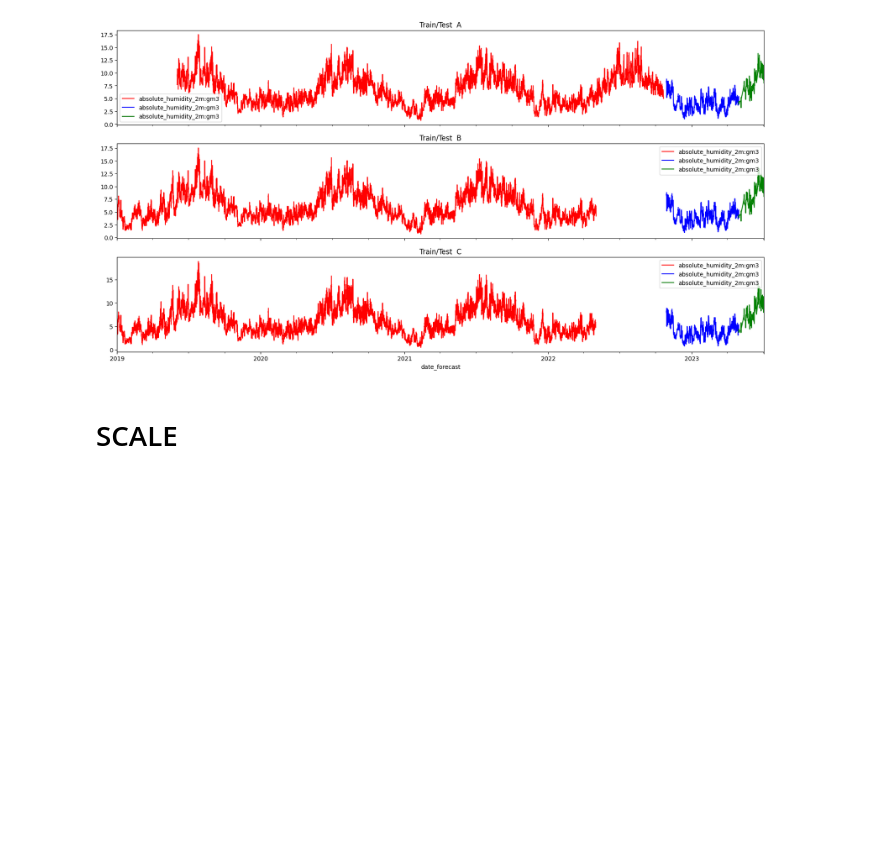
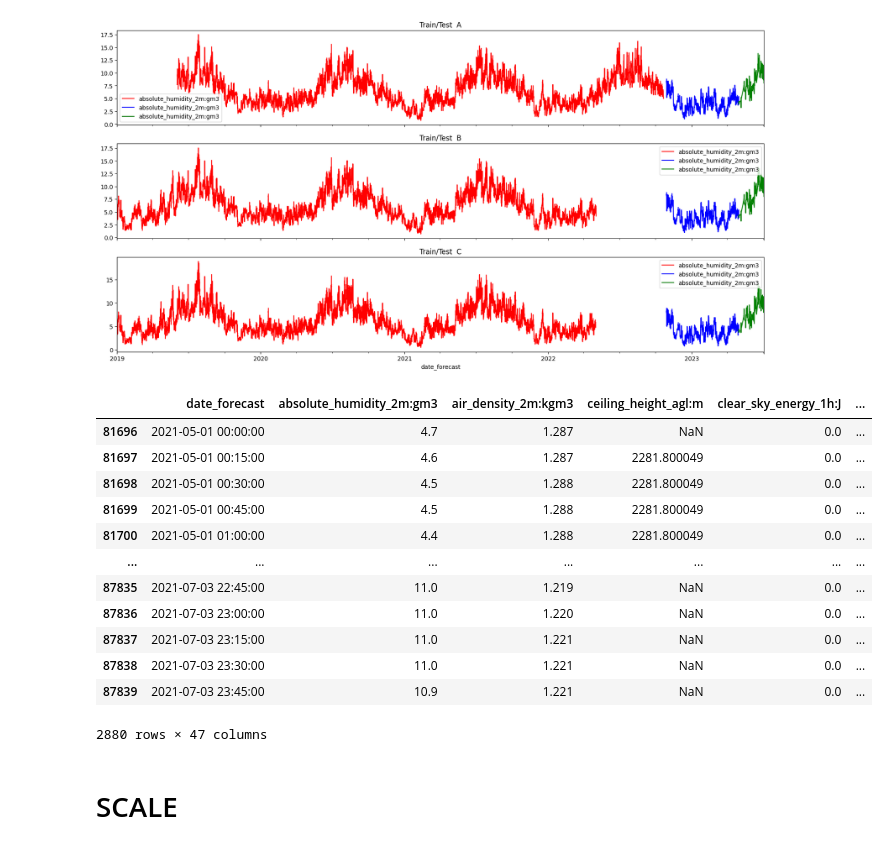
Before and after one commit to mikaelste/TDT4173-project, a Jupyter notebook: mikael/manual/data_exploration.ipynb, the cells around one changed output. Drawn from its saved outputs; the diff is of its cells as text; code cells hidden in the pictures; blank space fills up the shorter version.

```diff
--- a/mikael/data_exploration.ipynb
+++ b/mikael/manual/data_exploration.ipynb
@@ -215,6 +240,35 @@ X_test_estimated_c[['date_forecast', feature_name]].set_index('date_forecast').p
 # %% [output]
 <Axes: title={'center': 'Train/Test  C'}, xlabel='date_forecast'>
 [figure]
+# %%
+test_shifted_backwards = X_test_estimated_c.copy()
+frame_copy = pd.concat([X_train_observed_c.copy(), X_train_estimated_c.copy()], ignore_index=True)
+test_shifted_backwards["date_forecast"] = test_shifted_backwards["date_forecast"] - pd.DateOffset(years=2)
+
+# Convert the date_forecast column to datetime in frame_copy
+frame_copy["date_forecast"] = pd.to_datetime(frame_copy["date_forecast"])
+test_shifted_backwards["date_forecast"] = pd.to_datetime(test_shifted_backwards["date_forecast"])
+
+# Find rows in frame_copy where date_forecast matches the shifted date
+tune_data = frame_copy.loc[frame_copy["date_forecast"].isin(test_shifted_backwards["date_forecast"])]
+
+# Find rows in frame_copy where date_forecast doesn't match the shifted date
+frame_without_tuning_data = frame_copy.loc[~frame_copy["date_forecast"].isin(test_shifted_backwards["date_forecast"])]
+tune_data
+# %% [output]
+|  | date_forecast | absolute_humidity_2m:gm3 | air_density_2m:kgm3 | ceiling_height_agl:m | clear_sky_energy_1h:J | ... |
+| 81696 | 2021-05-01 00:00:00 | 4.7 | 1.287 | NaN | 0.0 | ... |
+| 81697 | 2021-05-01 00:15:00 | 4.6 | 1.287 | 2281.800049 | 0.0 | ... |
+| 81698 | 2021-05-01 00:30:00 | 4.5 | 1.288 | 2281.800049 | 0.0 | ... |
+| 81699 | 2021-05-01 00:45:00 | 4.5 | 1.288 | 2281.800049 | 0.0 | ... |
+| 81700 | 2021-05-01 01:00:00 | 4.4 | 1.288 | 2281.800049 | 0.0 | ... |
+| ... | ... | ... | ... | ... | ... | ... |
+| 87835 | 2021-07-03 22:45:00 | 11.0 | 1.219 | NaN | 0.0 | ... |
+| 87836 | 2021-07-03 23:00:00 | 11.0 | 1.220 | NaN | 0.0 | ... |
+| 87837 | 2021-07-03 23:15:00 | 11.0 | 1.221 | NaN | 0.0 | ... |
+| 87838 | 2021-07-03 23:30:00 | 11.0 | 1.221 | NaN | 0.0 | ... |
+| 87839 | 2021-07-03 23:45:00 | 10.9 | 1.221 | NaN | 0.0 | ... |
+2880 rows × 47 columns
 # %% [markdown]
 # SCALE
 # %%
```
Also changed, not shown: parts of 1 cell of this notebook, 9 other files.
